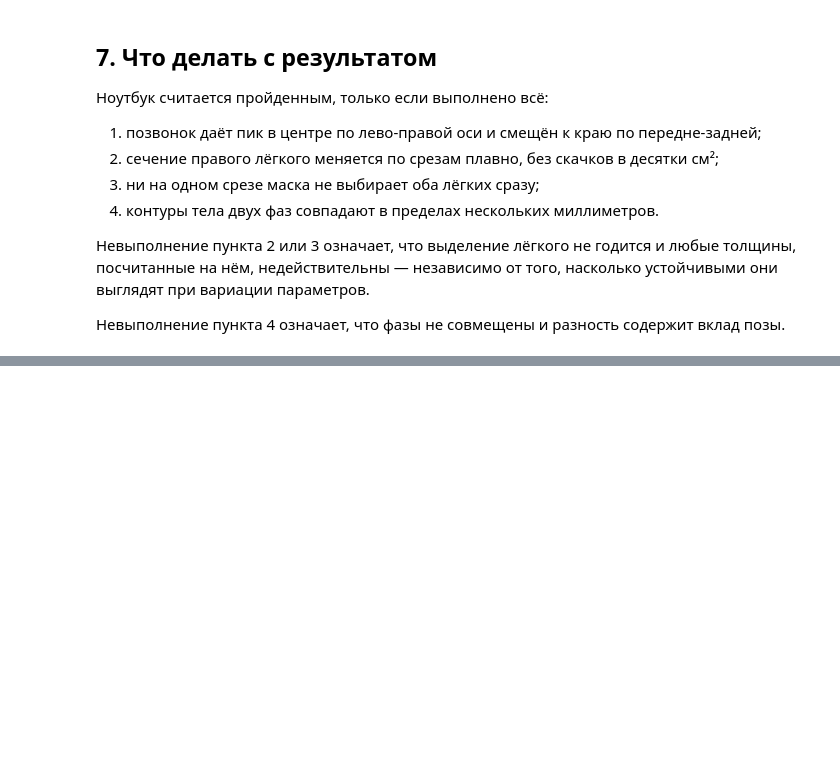
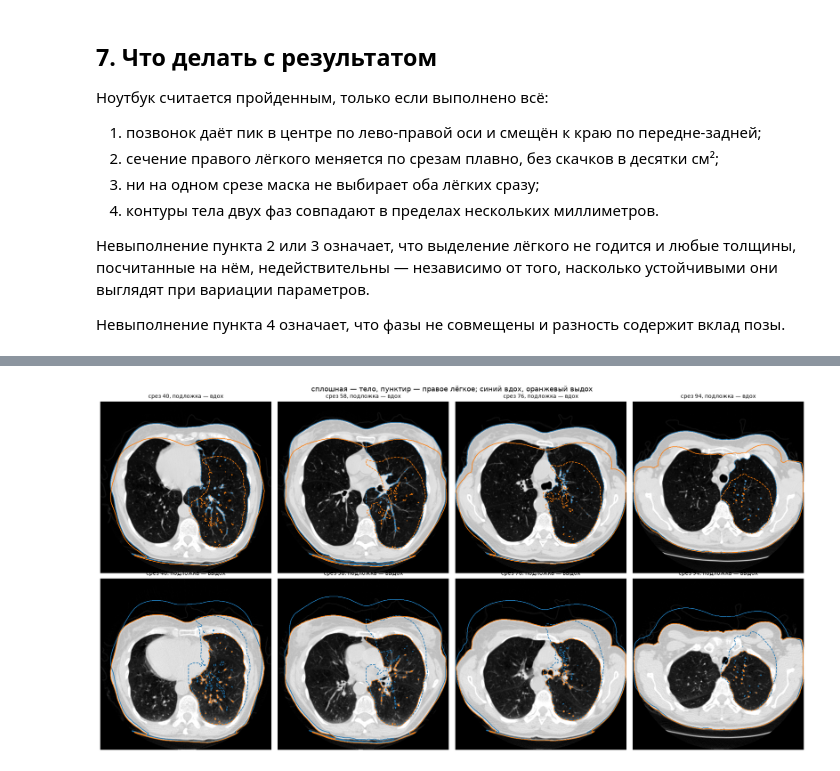
Before and after one commit to NixWrk/PhD_Disser, a Jupyter notebook: breath geometry/notebooks/01_inhale_exhale_inspection.ipynb, the cells around one changed output, grey strips where cells are left out. Cells and saved outputs as stored; diff of their text form; code cells hidden in the pictures; blank space fills up the shorter version.

```diff
--- a/breath geometry/notebooks/01_inhale_exhale_inspection.ipynb
+++ b/breath geometry/notebooks/01_inhale_exhale_inspection.ipynb
@@ -325,0 +335,11 @@ plt.show()
+# %%
+from breathgeom.measure.align import rigid_align
+
+inhale = volumes["iBHCT"]
+exhale, alignment = rigid_align(inhale, volumes["eBHCT"], spacing)
+
+print(f"сдвиг {alignment.shift_mm:.2f} мм "
+      f"{[round(v, 2) for v in alignment.translation_mm]}")
+print(f"поворот, град {[round(v, 2) for v in alignment.rotation_deg]}")
+print(f"перекрытие позвоночников по Дайсу: "
+      f"{alignment.column_dice_before:.3f} -> {alignment.column_dice_after:.3f}")
@@ -325,0 +356,43 @@ plt.show()
+# %%
+from breathgeom.measure.wall import anatomical_midline
+
+MID = anatomical_midline(inhale, MP)
+PHASES = (("вдох", inhale, "tab:blue"), ("выдох", exhale, "tab:orange"))
+
+
+def contours(axis, index):
+    """Тело сплошной линией, правое лёгкое пунктиром, обе фазы."""
+    for _, volume, colour in PHASES:
+        current = volume[:, :, index]
+        mask = body_mask(current, MP)
+        if mask is None:
+            continue
+        axis.contour(mask.T, levels=[0.5], colors=colour, linewidths=1.1)
+        lung = lung_mask(current, mask, Side.RIGHT, MP, MID)
+        if lung is not None:
+            axis.contour(lung.T, levels=[0.5], colors=colour, linewidths=1.1,
+                         linestyles="--")
+
+
+shared = sorted(
+    set(k for k in range(inhale.shape[2]) if lung_in[k] > 20)
+    & set(k for k in range(exhale.shape[2])
+          if (b := body_mask(exhale[:, :, k], MP)) is not None
+          and (lg := lung_mask(exhale[:, :, k], b, Side.RIGHT, MP, MID)) is not None
+          and float(lg.sum()) * sx * sy / 100.0 > 20)
+)
+levels = np.linspace(shared[0], shared[-1], 6)[1:5].astype(int)
+
+fig, axes = plt.subplots(2, 4, figsize=(17, 9))
+for row, (name, volume, _) in enumerate(PHASES):
+    for axis, index in zip(axes[row], levels, strict=True):
+        axis.imshow(volume[:, :, index].T, cmap="gray", vmin=-1000, vmax=200,
+                    origin="lower")
+        contours(axis, index)
+        axis.set_title(f"срез {index}, подложка — {name}", fontsize=9)
+        axis.axis("off")
+fig.suptitle("сплошная — тело, пунктир — правое лёгкое; синий вдох, оранжевый выдох")
+fig.tight_layout()
+plt.show()
+# %% [output]
+[figure, added]
```
Also changed, not shown: parts of 9 cells of this notebook.
